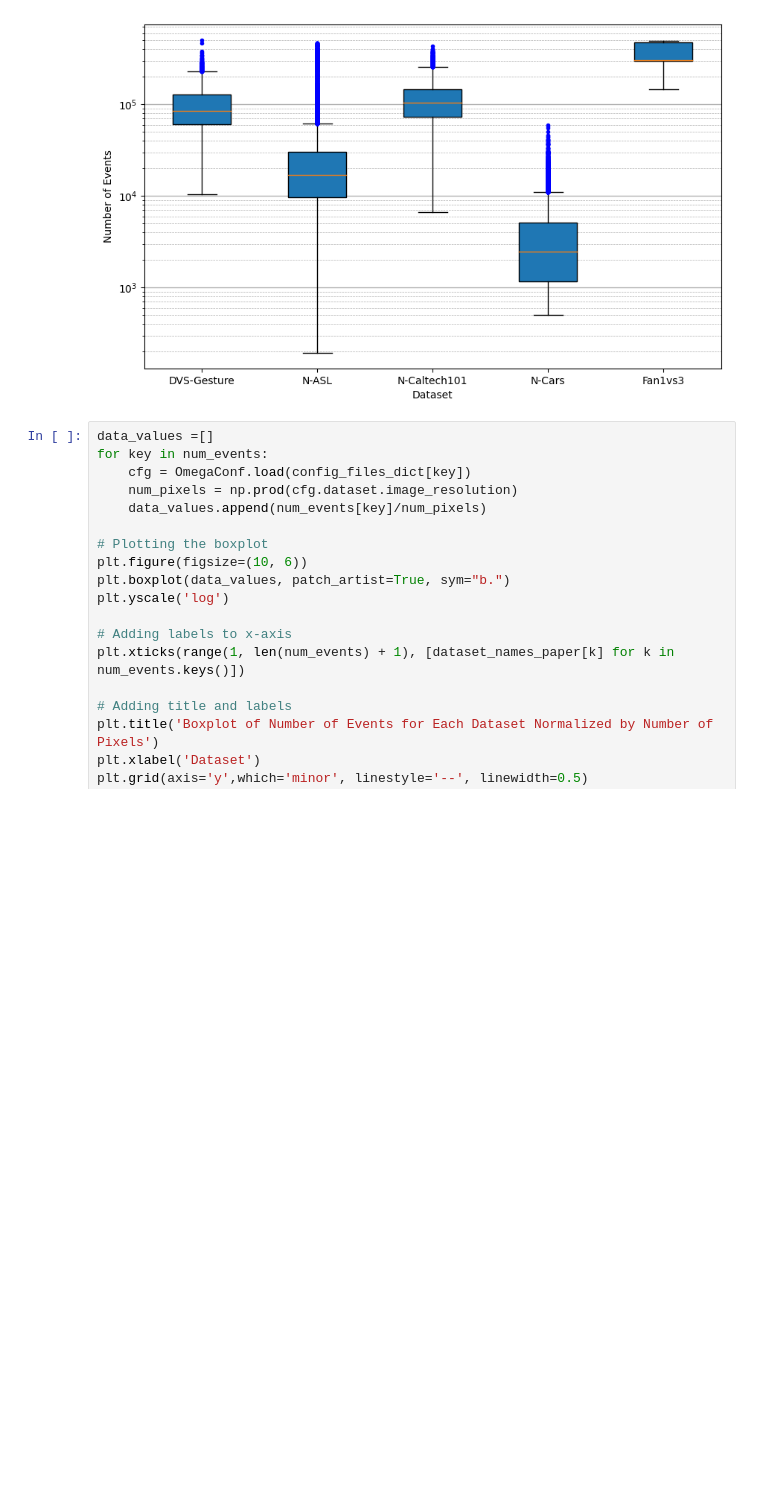
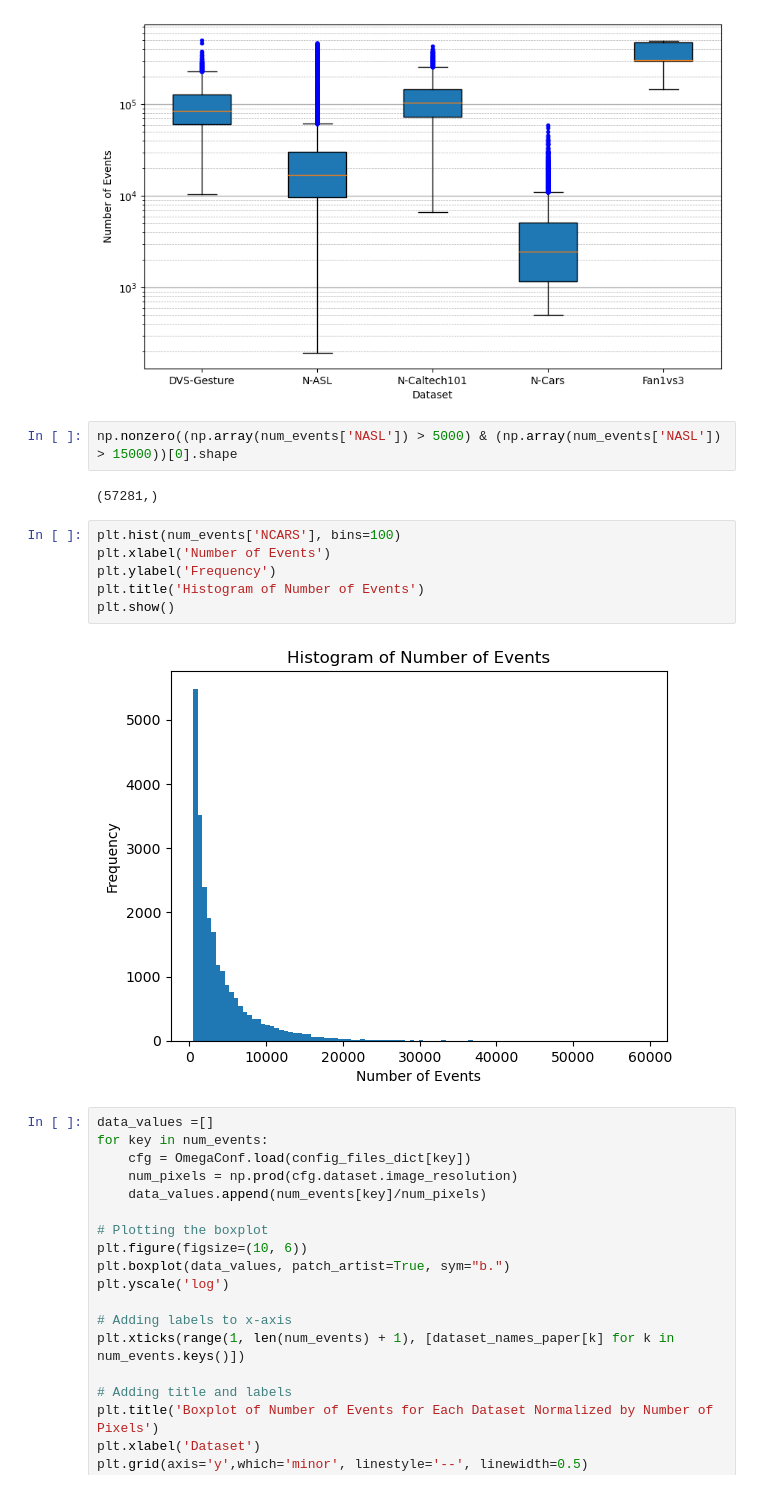
Before and after one commit to hesamaraghi/DGCNN_CV_format, a Jupyter notebook: fig_num_events_per_dataset_dist.ipynb, the cells around one changed output. Saved outputs shown, nothing was run; the diff lists cells and outputs as text; blank space fills up the shorter version.

```diff
--- a/fig_num_events_per_dataset_dist.ipynb
+++ b/fig_num_events_per_dataset_dist.ipynb
@@ -59,6 +59,18 @@ plt.savefig(os.path.join(folder_dir, "num_events_boxplot.png"), format="png")
 plt.show()
 # %% [output]
 [figure]
+# %%
+np.nonzero((np.array(num_events['NASL']) > 5000) & (np.array(num_events['NASL']) > 15000))[0].shape
+# %% [output]
+(57281,)
+# %%
+plt.hist(num_events['NCARS'], bins=100)
+plt.xlabel('Number of Events')
+plt.ylabel('Frequency')
+plt.title('Histogram of Number of Events')
+plt.show()
+# %% [output]
+[figure, added]
 # %%
 data_values =[]
 for key in num_events:
```
Also changed, not shown: 7 other files.
